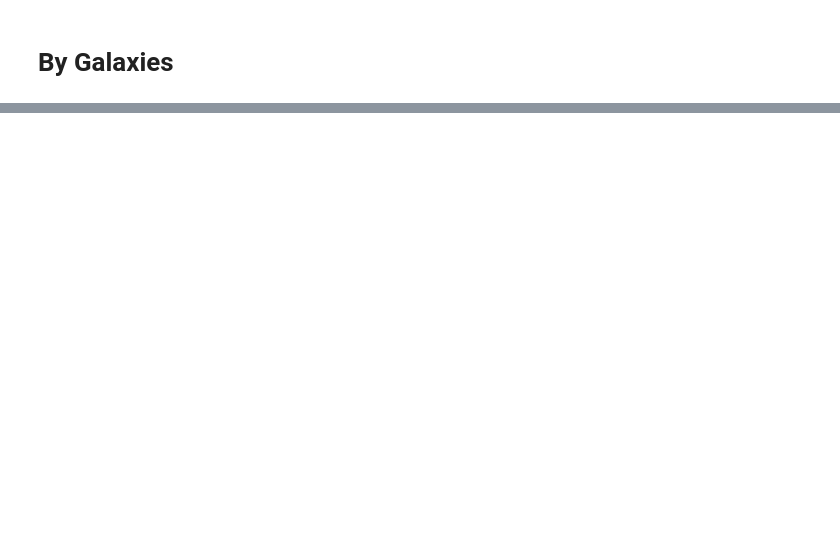
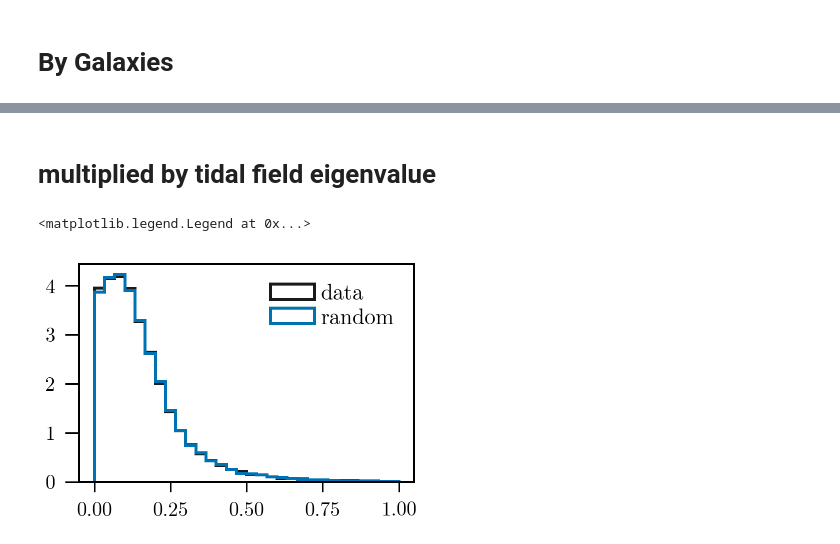
Before and after one commit to damonge/TidAl, a Jupyter notebook: notebooks/01.1. Unit Vectors.ipynb, the cells around one changed output, grey strips where cells are left out. Cells and saved outputs as stored; diff of their text form; code cells hidden in the pictures; blank space fills up the shorter version.

```diff
--- a/notebooks/01.1. Unit Vectors.ipynb
+++ b/notebooks/01.1. Unit Vectors.ipynb
@@ -173,0 +153,12 @@ plt.plot( countsg / countsr )
+# %% [markdown]
+# multiplied by tidal field eigenvalue
+# %%
+abs_dot = np.abs(galaxy_tidal_x * phi_x + galaxy_tidal_y * phi_y) * np.abs(galaxy_tidal_lam)
+rand_dot = np.abs(galaxy_tidal_x * rand_phi_x + galaxy_tidal_y * rand_phi_y) * np.abs(galaxy_tidal_lam)
+# plt.hist( abs_dot );
+countsg, bins, _ = plt.hist( abs_dot, histtype="step", label="data", normed=True, range=(0,1), bins=30 );
+countsr, bins, _ = plt.hist( rand_dot, histtype="step", label="random", normed=True, range=(0,1), bins=30 );
+plt.legend()
+# %% [output]
+<matplotlib.legend.Legend at 0x...>
+[figure, added]
```
Also changed, not shown: parts of 15 cells of this notebook.
